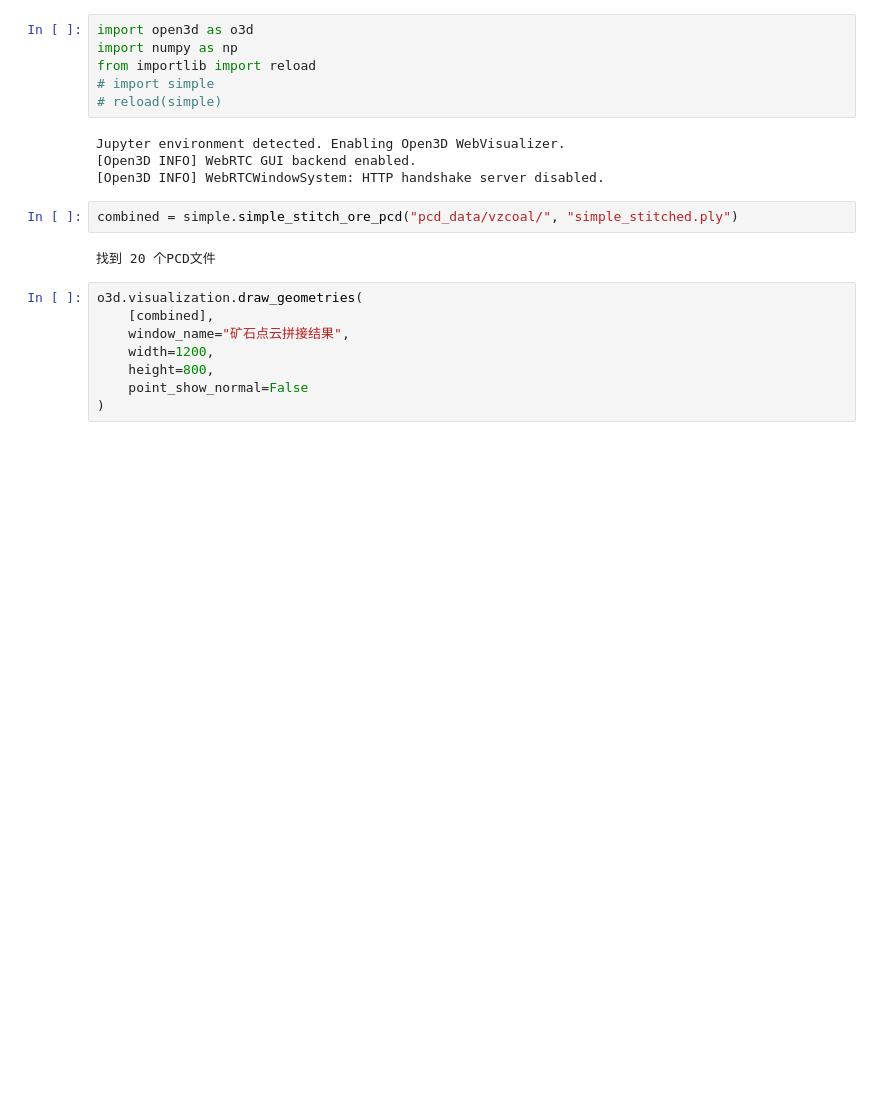
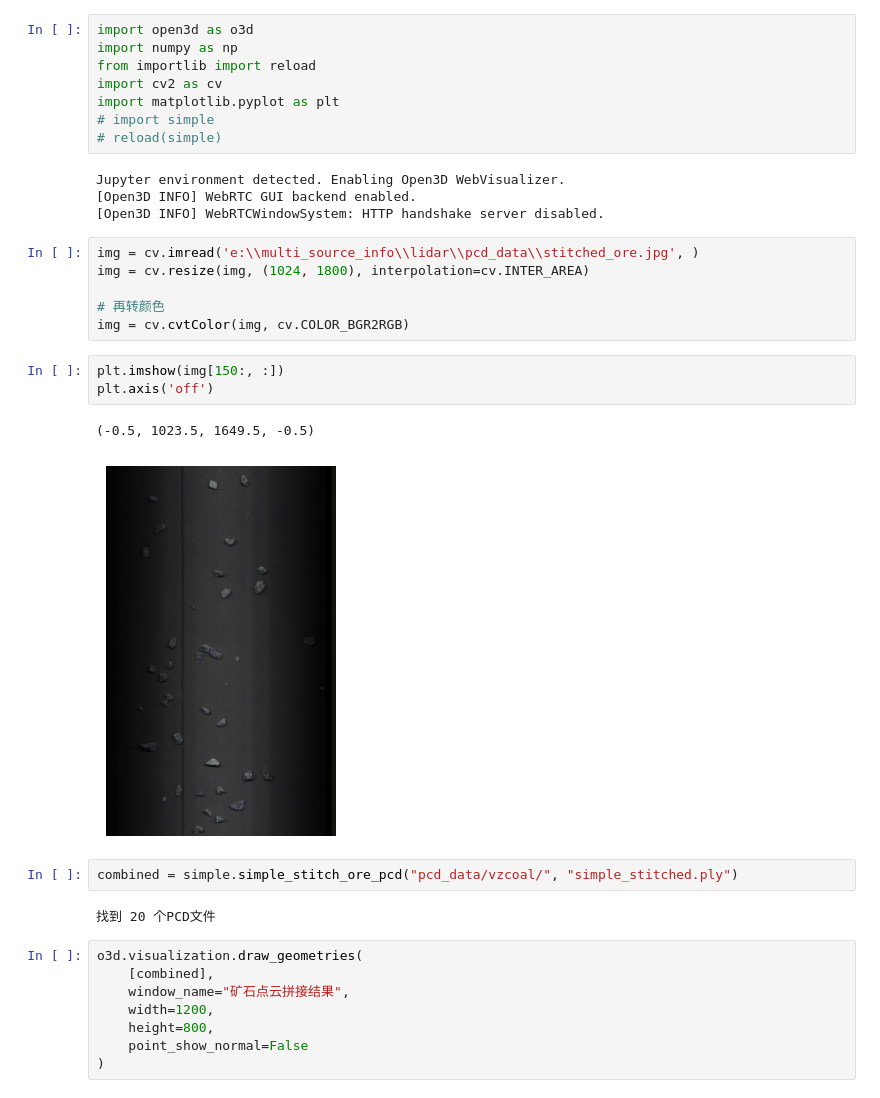
Before and after one commit to yaojian95/lidar, a Jupyter notebook: py_src/test.ipynb, the cells around one changed output. Cells and saved outputs as stored; diff of their text form; blank space fills up the shorter version.

Commit message:
fuse rgb and lidar maps

```diff
--- a/py_src/test.ipynb
+++ b/py_src/test.ipynb
@@ -2,12 +2,26 @@
 import open3d as o3d
 import numpy as np
 from importlib import reload
+import cv2 as cv
+import matplotlib.pyplot as plt
 # import simple
 # reload(simple)
 # %% [output]
 Jupyter environment detected. Enabling Open3D WebVisualizer.
 [Open3D INFO] WebRTC GUI backend enabled.
 [Open3D INFO] WebRTCWindowSystem: HTTP handshake server disabled.
+# %%
+img = cv.imread('e:\\multi_source_info\\lidar\\pcd_data\\stitched_ore.jpg', )
+img = cv.resize(img, (1024, 1800), interpolation=cv.INTER_AREA)
+
+# 再转颜色
+img = cv.cvtColor(img, cv.COLOR_BGR2RGB)
+# %%
+plt.imshow(img[150:, :])
+plt.axis('off')
+# %% [output]
+(-0.5, 1023.5, 1649.5, -0.5)
+[figure, added]
 # %%
 combined = simple.simple_stitch_ore_pcd("pcd_data/vzcoal/", "simple_stitched.ply")
 # %% [output]
```
Also changed, not shown: parts of 5 cells of this notebook, 8 other files.
